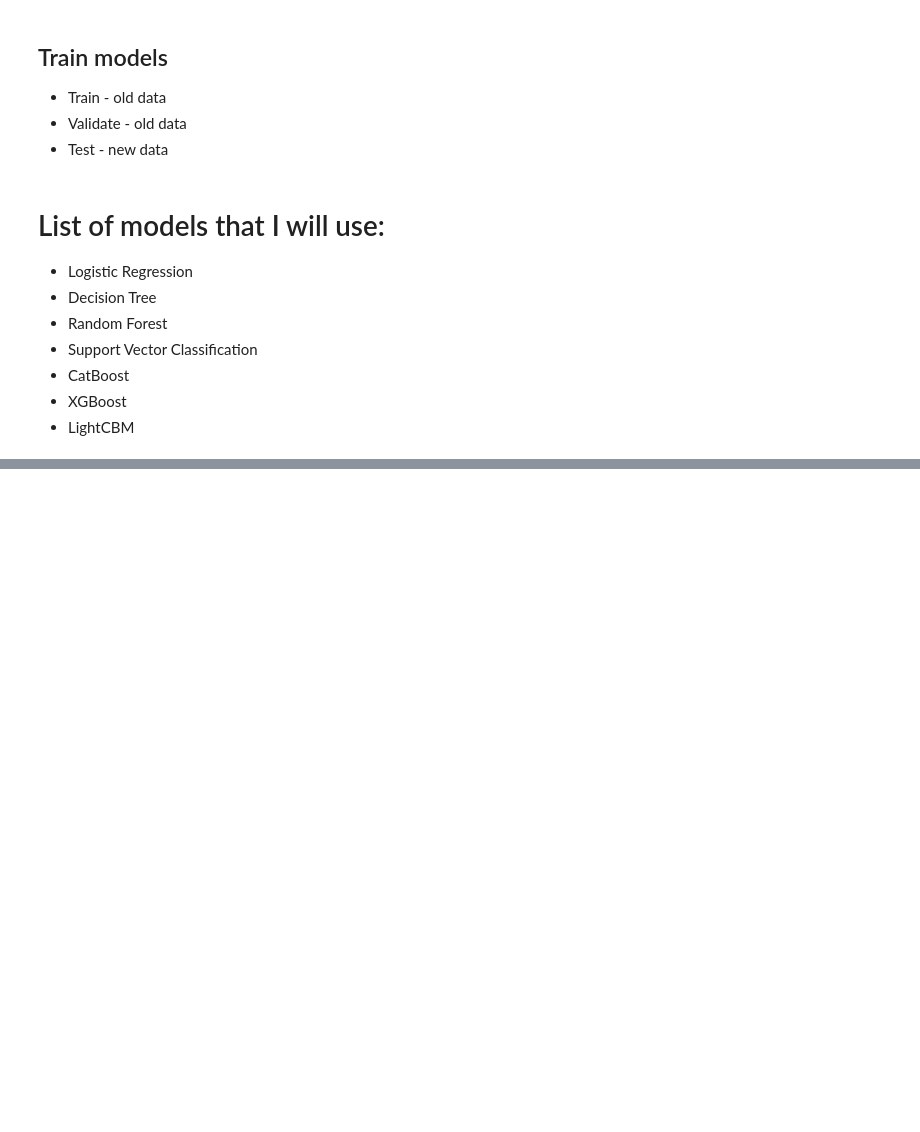
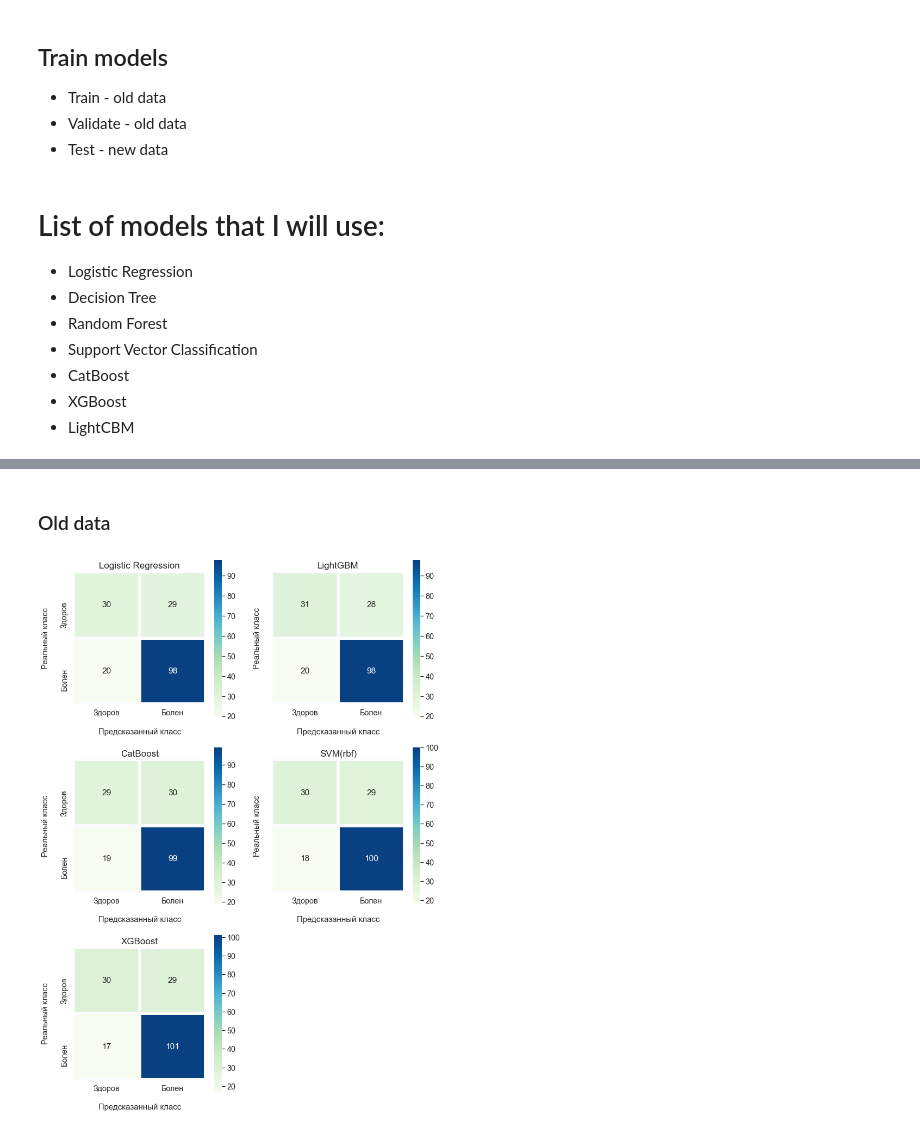
Before and after one commit to Khlebovich-Alexandra/Course-Work, a Jupyter notebook: test_models.ipynb, the cells around one changed output, grey strips where cells are left out. Cells and saved outputs as stored; diff of their text form; code cells hidden in the pictures; blank space fills up the shorter version.

```diff
--- a/test_models.ipynb
+++ b/test_models.ipynb
@@ -170,13 +182,16 @@ names = ['Logistic Regression', 'Decision Tree', 'Random Forest', 'SVM', 'XGBoos
 # %%
 table = []
-for name, cls in zip(names, list_of_cls):
-    th, cls_fit, res_old, valid_pred = use_classificator(cls, X, X_valid,
-                              y, y_valid, choose_th=True, print_info=False)
+for name, th, cls in zip(names, threesholds, list_of_cls):
+    choose_th = True if th is None else False
+    th, cls_fit, res_old, valid_pred = use_classificator(cls, X_train, X_valid,
+                                      y_train, y_valid, threeshold=th,
+                                      choose_th=choose_th, print_info=False)
     res_new, test_pred = test_model(cls_fit, data_new.drop('stage', axis=1), data_new['stage'], th)
 
-    crosstab_valid = str(pd.crosstab(y_valid, pd.Series(valid_pred)))
-    crosstab_test = str(pd.crosstab(data_new['stage'], pd.Series(test_pred)))
+    crosstab_valid = str(pd.crosstab(y_valid.reset_index(drop=True), valid_pred))
+    crosstab_test = str(pd.crosstab(data_new['stage'], test_pred))
 
     table += [[name + f'\nThreeshold - {th:.4}', res_old, res_new, crosstab_valid, crosstab_test]]
-print(tabulate(table, headers=['', 'Old Data', 'New Data', 'Crosstab Validate', 'Crosstab Test'], tablefmt='fancy_grid'))
+print(tabulate(table, headers=['', 'Old Data', 'New Data',
+                               'Crosstab Validate', 'Crosstab Test'], tablefmt='fancy_grid'))
 # %% [output]
@@ -199,0 +215,4 @@ print(tabulate(table, headers=['', 'Old Data', 'New Data', 'Crosstab Validate',
+# %%
+good_names = [names[0]] + names[3:]
+good_cls = [list_of_cls[0]] + list_of_cls[3:]
+good_ths = [threesholds[0]] + threesholds[3:]
@@ -199,0 +267,25 @@ print(tabulate(table, headers=['', 'Old Data', 'New Data', 'Crosstab Validate',
+# %%
+def draw_heatmap(X, y):
+    _, axes = plt.subplots(3, 2, sharey = True, figsize = (12, 18), facecolor='#ffffff')
+    sns.set(font_scale=1.3)
+    for idx, (name, cls, th) in enumerate(zip(good_names, good_cls, good_ths)):
+        cur_ax = axes[idx%3, idx%2]
+        y_prob = cls.predict_proba(X)[:, 1]
+        counts = pd.crosstab(y.reset_index(drop=True), get_pred_from_proba(y_prob, th))
+        sns.heatmap(counts, cmap='GnBu', linewidths=5,
+                linecolor='#fbfbfe', xticklabels=['Здоров', 'Болен'],
+                yticklabels=['Здоров', 'Болен'], square=True,
+                annot=True, fmt='d', ax=cur_ax)
+        cur_ax.set_xlabel('\nПредсказанный класс', fontsize=fontsize+1)
+        cur_ax.set_ylabel('Реальный класс\n', fontsize=fontsize+1)
+        cur_ax.set_title(name, fontsize=fontsize+3)
+    axes[2, 1].set_facecolor('#ffffff')
+    axes[2, 1].axis('off')
+    plt.savefig('graphs/Heatmap_old.png', edgecolor='none',  bbox_inches='tight')
+    plt.show()
+# %% [markdown]
+### Old data
+# %%
+draw_heatmap(X_valid, y_valid)
+# %% [output]
+[figure, added]
```
Also changed, not shown: parts of 24 cells of this notebook, 6 other files.
